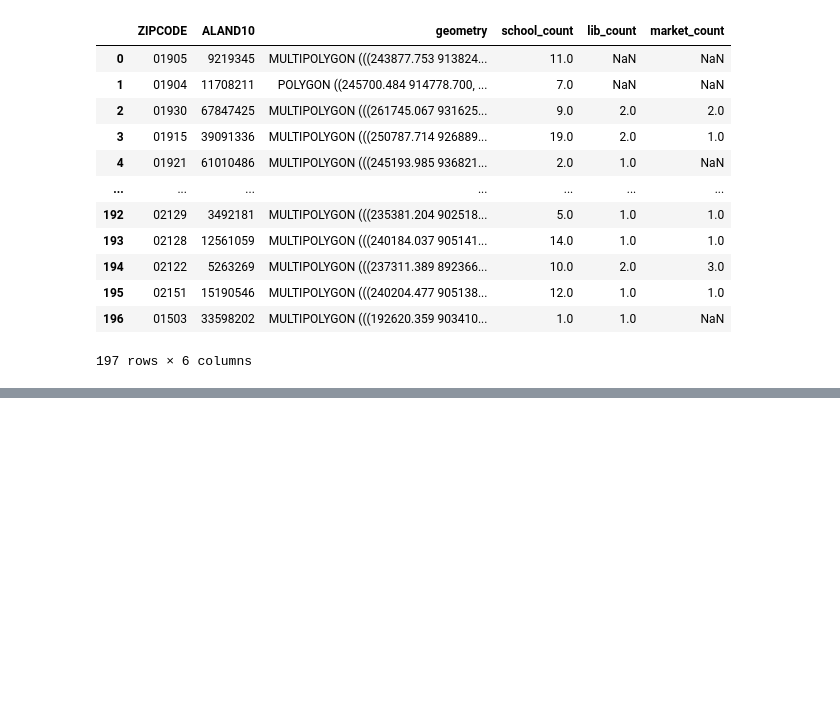
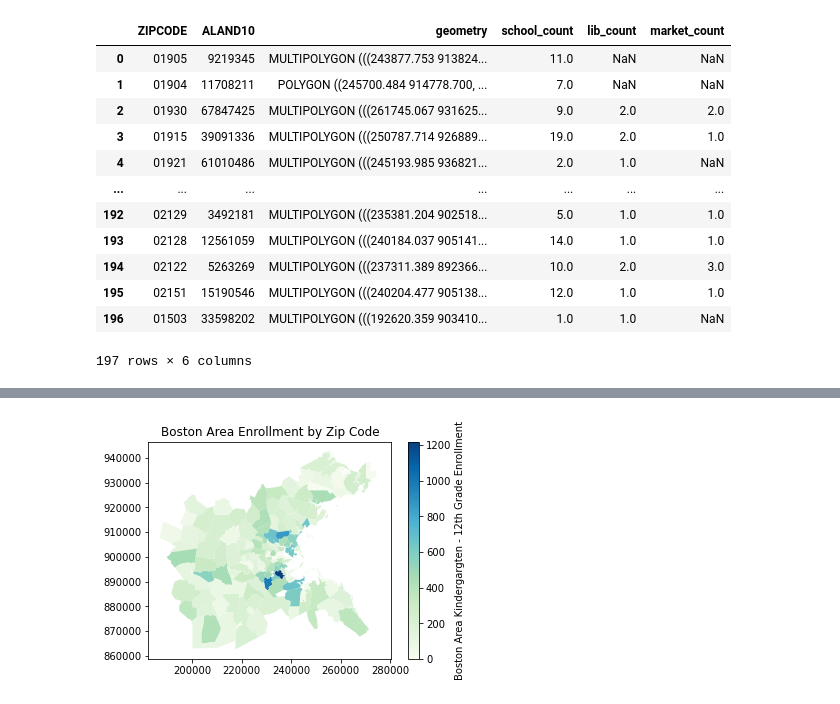
Before and after one commit to oreade01/UEP239_Final_Project, a Jupyter notebook: suitability.ipynb, the cells around one changed output, grey strips where cells are left out. Cells and saved outputs as stored; diff of their text form; code cells hidden in the pictures; blank space fills up the shorter version.

```diff
--- a/suitability.ipynb
+++ b/suitability.ipynb
@@ -374,0 +395,6 @@ TypeError: unsupported operand type(s) for +: 'AxesSubplot' and 'AxesSubplot'
+# %%
+ACS_kinder = ACS_kinder.rename(columns = {"Geographic Area Name" : "geo_area"}, inplace = False)
+# %%
+test = ACS_kinder["geo_area"].str.split(" ", n = 1, expand = True)
+# %%
+ACS_kinder["ZIPCODE"]= test[1]
@@ -374,0 +417,2 @@ TypeError: unsupported operand type(s) for +: 'AxesSubplot' and 'AxesSubplot'
+# %%
+boston_zipcodes = boston_zipcodes.merge(ACS_kinder, left_on='ZIPCODE', right_on='ZIPCODE', how='inner').copy()
@@ -374,0 +435,4 @@ TypeError: unsupported operand type(s) for +: 'AxesSubplot' and 'AxesSubplot'
+# %%
+enrollment_map = boston_zipcodes.plot(legend=True,column='kinder_enrolled',cmap = 'GnBu',legend_kwds={'label':'Boston Area Kindergargten - 12th Grade Enrollment'}).set_title('Boston Area Enrollment by Zip Code')
+# %% [output]
+[figure, added]
```
Also changed, not shown: parts of 32 cells of this notebook, 22 other files.
